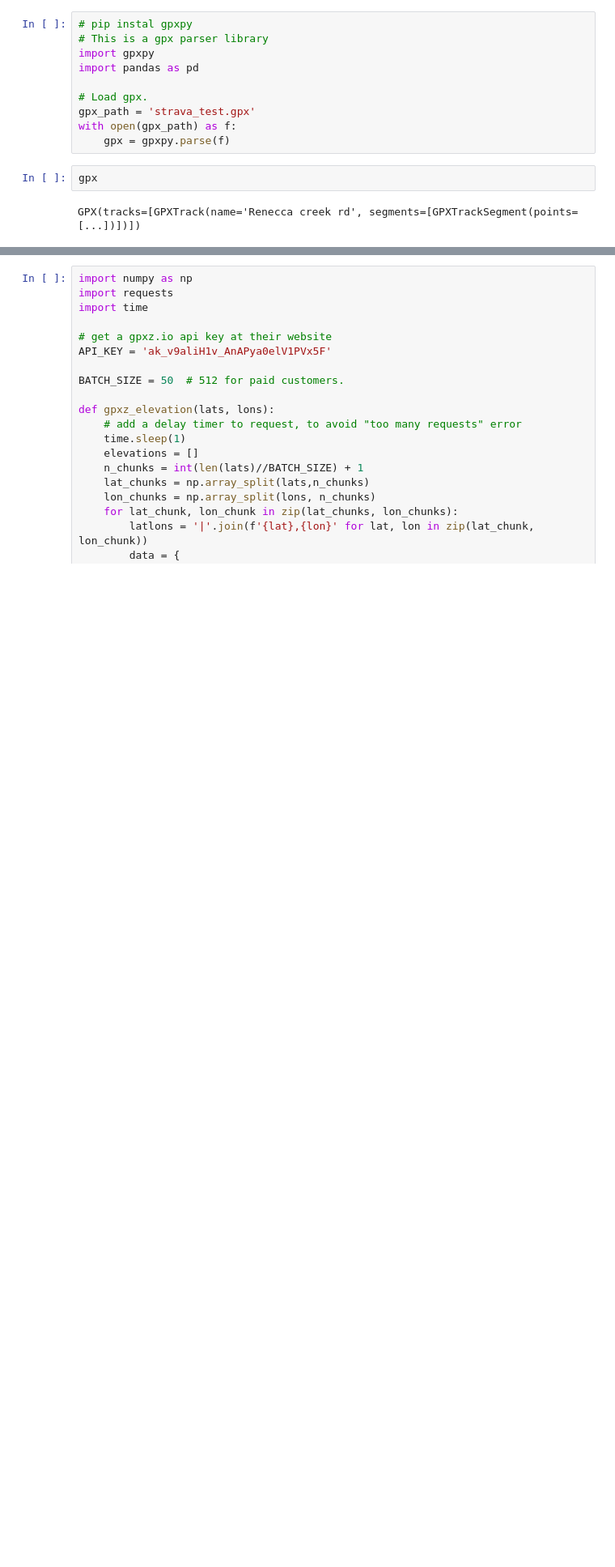
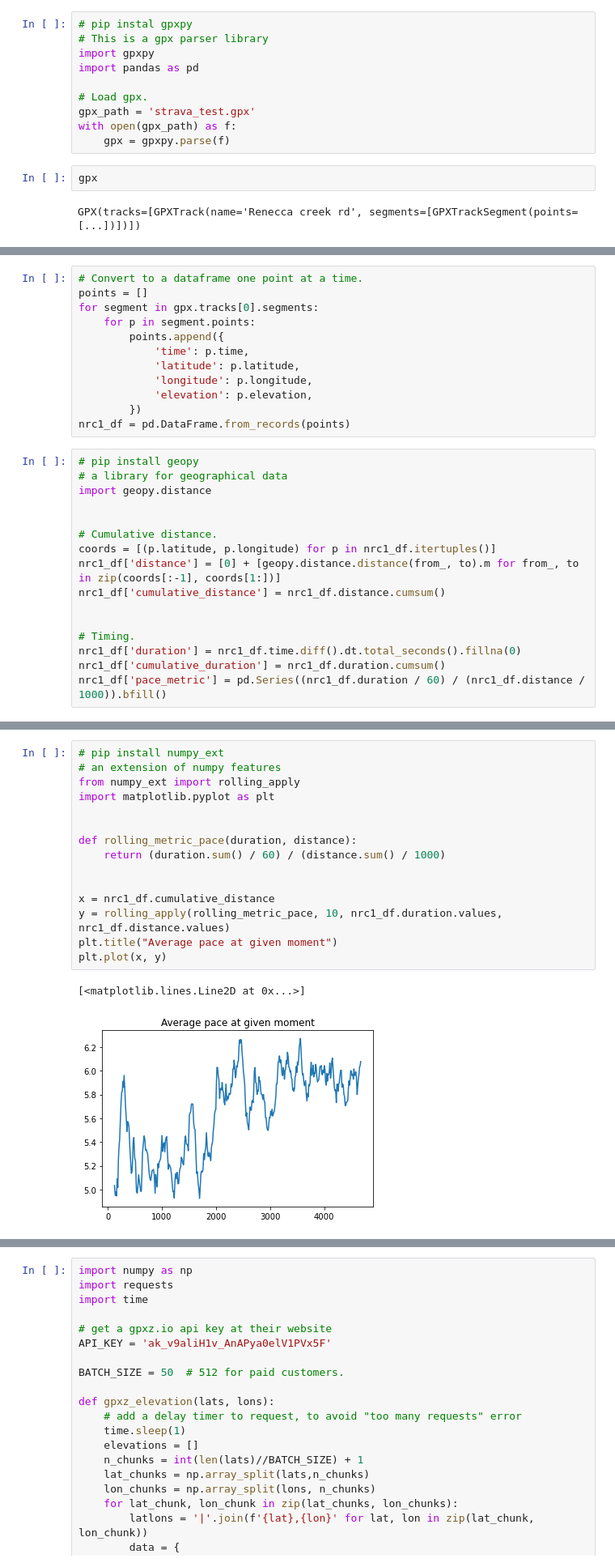
Before and after one commit to brianclements03/my_strava_project, a Jupyter notebook: initial_strava_explore.ipynb, the cells around one changed output, grey strips where cells are left out. Shown: that part at 81% size. Cells and saved outputs as stored; diff of their text form; blank space fills up the shorter version.

Commit message:
parse the first nrc gpx file and visualize in python

```diff
--- a/initial_strava_explore.ipynb
+++ b/initial_strava_explore.ipynb
@@ -155,0 +221,28 @@ my_first_activity.to_json('first_activity_json.json')
+# %%
+# Convert to a dataframe one point at a time.
+points = []
+for segment in gpx.tracks[0].segments:
+    for p in segment.points:
+        points.append({
+            'time': p.time,
+            'latitude': p.latitude,
+            'longitude': p.longitude,
+            'elevation': p.elevation,
+        })
+nrc1_df = pd.DataFrame.from_records(points)
+# %%
+# pip install geopy
+# a library for geographical data
+import geopy.distance
+
+
+# Cumulative distance.
+coords = [(p.latitude, p.longitude) for p in nrc1_df.itertuples()]
+nrc1_df['distance'] = [0] + [geopy.distance.distance(from_, to).m for from_, to in zip(coords[:-1], coords[1:])]
+nrc1_df['cumulative_distance'] = nrc1_df.distance.cumsum()
+
+
+# Timing.
+nrc1_df['duration'] = nrc1_df.time.diff().dt.total_seconds().fillna(0)
+nrc1_df['cumulative_duration'] = nrc1_df.duration.cumsum()
+nrc1_df['pace_metric'] = pd.Series((nrc1_df.duration / 60) / (nrc1_df.distance / 1000)).bfill()
@@ -155,0 +265,18 @@ my_first_activity.to_json('first_activity_json.json')
+# %%
+# pip install numpy_ext
+# an extension of numpy features
+from numpy_ext import rolling_apply
+import matplotlib.pyplot as plt
+
+
+def rolling_metric_pace(duration, distance):
+    return (duration.sum() / 60) / (distance.sum() / 1000)
+
+
+x = nrc1_df.cumulative_distance
+y = rolling_apply(rolling_metric_pace, 10, nrc1_df.duration.values, nrc1_df.distance.values)
+plt.title("Average pace at given moment")
+plt.plot(x, y)
+# %% [output]
+[<matplotlib.lines.Line2D at 0x...>]
+[figure, added]
```
Also changed, not shown: parts of 26 cells of this notebook.
